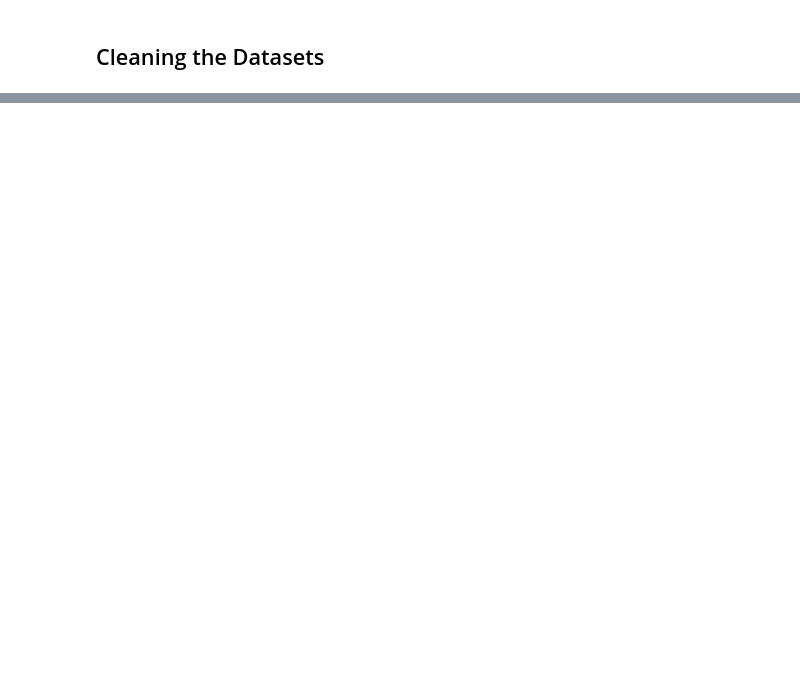
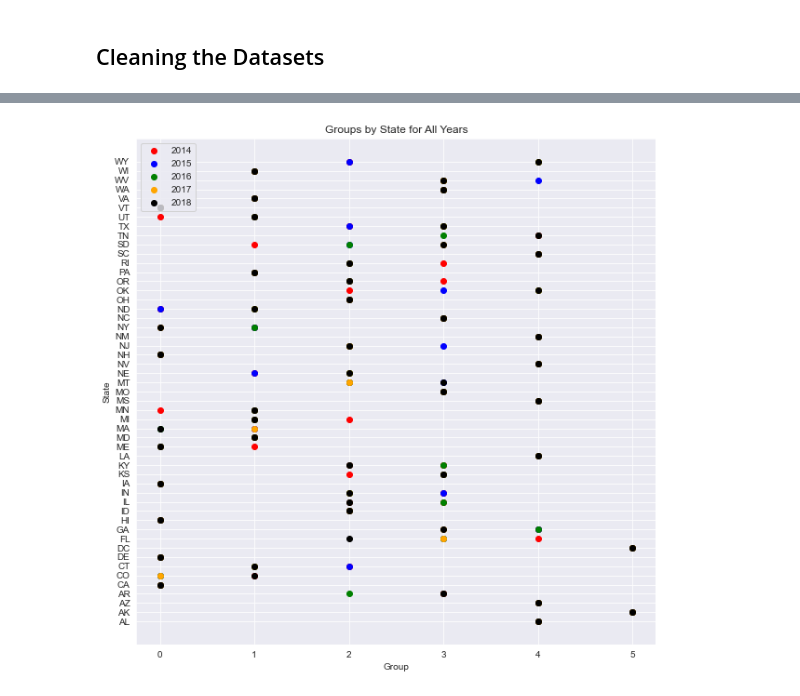
Before and after one commit to Ad1thya-R/CitadelSummerInvitational, a Jupyter notebook: Datathon/discrim_categories.ipynb, the cells around one changed output, grey strips where cells are left out. Saved outputs shown, nothing was run; the diff lists cells and outputs as text; code cells hidden in the pictures; blank space fills up the shorter version.

```diff
--- a/Datathon/discrim_categories.ipynb
+++ b/Datathon/discrim_categories.ipynb
@@ -58,0 +292,8 @@ memory usage: 2.6+ KB
+# %%
+#divide into 5 groups based on the rankings
+devscaled['2014_group']=devscaled['2014_rank'].apply(lambda x: int(x/10))
+devscaled['2015_group']=devscaled['2015_rank'].apply(lambda x: int(x/10))
+devscaled['2016_group']=devscaled['2016_rank'].apply(lambda x: int(x/10))
+devscaled['2017_group']=devscaled['2017_rank'].apply(lambda x: int(x/10))
+devscaled['2018_group']=devscaled['2018_rank'].apply(lambda x: int(x/10))
+devscaled.head()
@@ -58,0 +308,15 @@ memory usage: 2.6+ KB
+# %%
+#plot the groups from all years
+plt.figure(figsize=(10,10))
+plt.plot(devscaled['2014_group'], devscaled['State'], 'o', color='red', label='2014')
+plt.plot(devscaled['2015_group'], devscaled['State'], 'o', color='blue', label='2015')
+plt.plot(devscaled['2016_group'], devscaled['State'], 'o', color='green', label='2016')
+plt.plot(devscaled['2017_group'], devscaled['State'], 'o', color='orange', label='2017')
+plt.plot(devscaled['2018_group'], devscaled['State'], 'o', color='black', label='2018')
+plt.legend(loc='upper left')
+plt.xlabel('Group')
+plt.ylabel('State')
+plt.title('Groups by State for All Years')
+plt.show()
+# %% [output]
+[figure, added]
```
Also changed, not shown: parts of 31 cells of this notebook, 5 other files.
